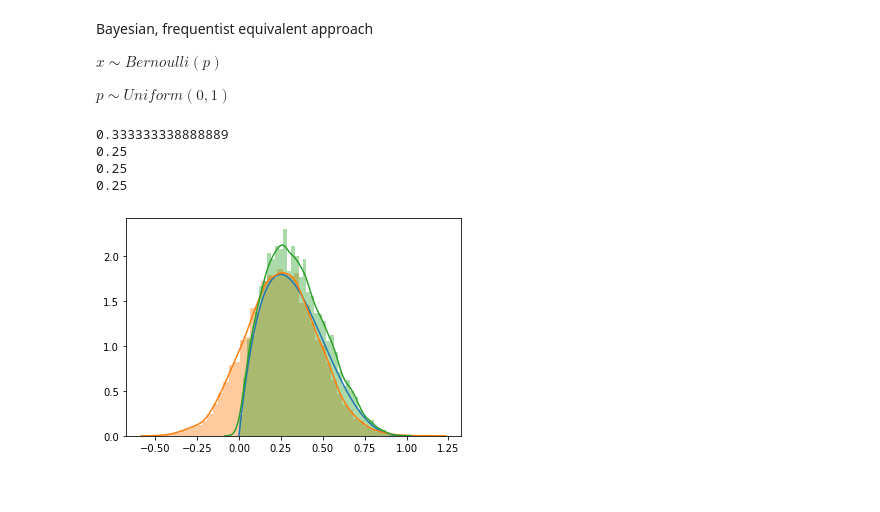
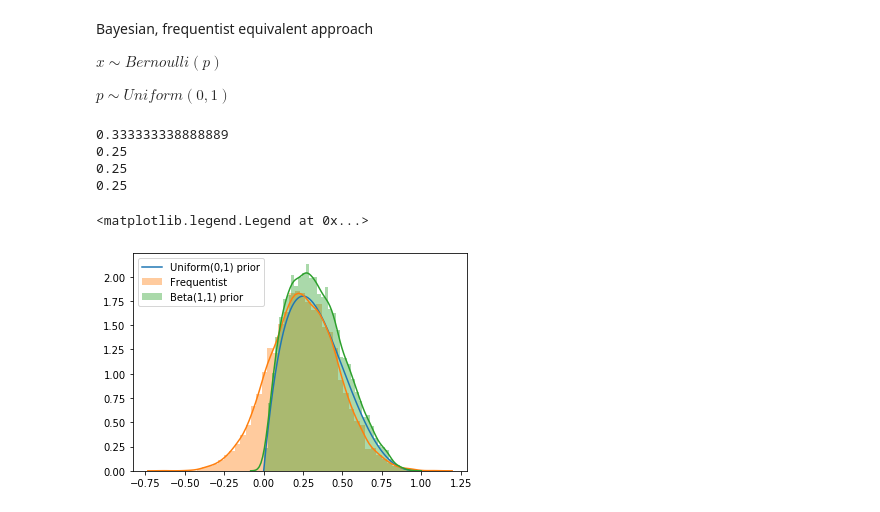
Before and after one commit to rubenmak/bernoulli_freq_vs_bayesian, a Jupyter notebook: bernoulli_freq_vs_bayesian.ipynb, the cells around one changed output. Drawn from its saved outputs; the diff is of its cells as text; code cells hidden in the pictures.

Commit message:
added plot legend

```diff
--- a/bernoulli_freq_vs_bayesian.ipynb
+++ b/bernoulli_freq_vs_bayesian.ipynb
@@ -78,38 +80,40 @@ $x \sim Bernoulli(p)$
 
 $p \sim Uniform(0,1)$
 # %%
-# illustrate using grid estimation
+# Bayesian with Uniform(0,1) prior, illustrate using grid estimation
 def likelihood_p_given_data(p):
     return scipy.stats.bernoulli.pmf(1, p)**heads * scipy.stats.bernoulli.pmf(0, p)**tails
 
 likelihood_p_given_data = np.vectorize(likelihood_p_given_data)
 
 steps = 10**4
 grid_step_size = 1/steps
 p_grid = np.array([0] + [grid_step_size * i for i in range(steps)])
 prior_densities = scipy.stats.uniform.pdf(p_grid, 0, 1)
 p_posterior =  likelihood_p_given_data(p_grid) * prior_densities
 ## some weird normalisation purely for plot purposes
 p_posterior = p_posterior/max(p_posterior)*1.8
-plt.plot(p_grid, p_posterior)
+plt.plot(p_grid, p_posterior, label='Uniform(0,1) prior')
 print(np.average(p_grid, weights=p_posterior))  ## note: not equivalent
 print(p_grid[np.argmax(p_posterior)])
 
 # frequentist approach
 p = heads / (heads + tails)
 print(p)
 std_error = np.power(p*(1-p)/n, 0.5)
 samples = scipy.stats.norm.rvs(p, std_error, size=n_samples)
-sns.distplot(samples)
+sns.distplot(samples, label='Frequentist')
 
 # Bayesian with Beta(1,1) prior
 a_prior = b_prior = 1
-sns.distplot(scipy.stats.beta.rvs(a_prior + heads, b_prior + tails, size=n_samples))
+sns.distplot(scipy.stats.beta.rvs(a_prior + heads, b_prior + tails, size=n_samples), label='Beta(1,1) prior')
 beta_likelihoods = scipy.stats.beta.pdf(p_grid, a_prior + heads, b_prior + tails)
-print(p_grid[np.argmax(p_posterior)])
+print(p_grid[np.argmax(beta_likelihoods)])
+plt.legend(loc="upper left")
 # %% [output]
 0.333333338888889
 0.25
 0.25
 0.25
+<matplotlib.legend.Legend at 0x...>
-[figure, old version]
+[figure, new version]
```
Also changed, not shown: parts of 5 cells of this notebook.
